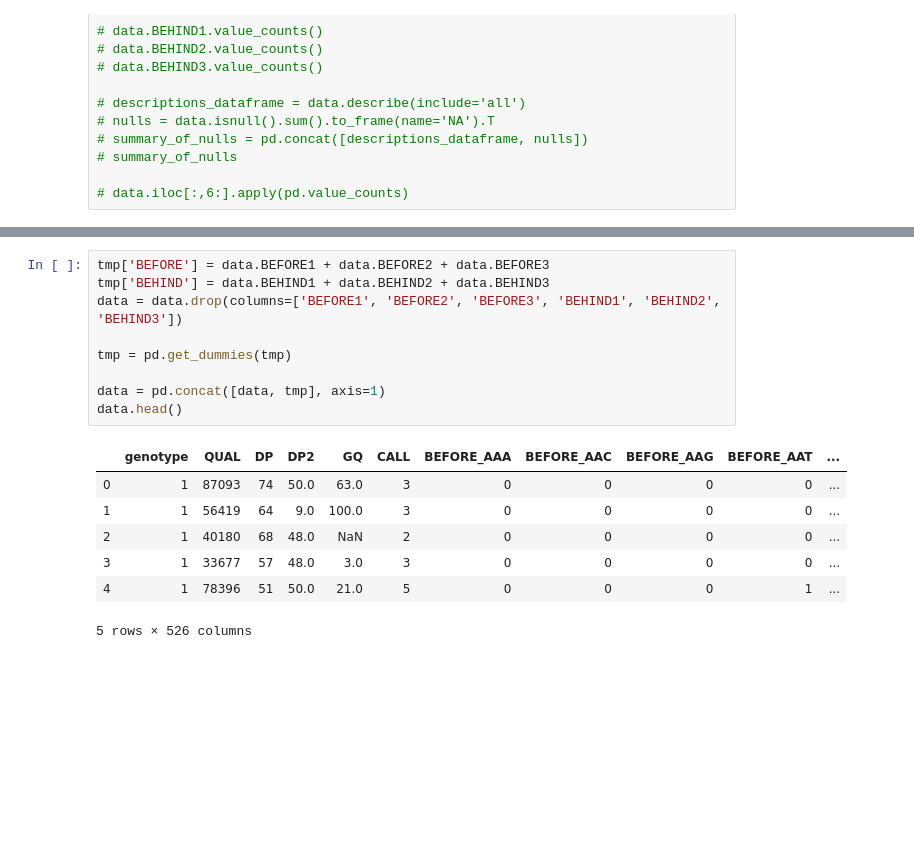
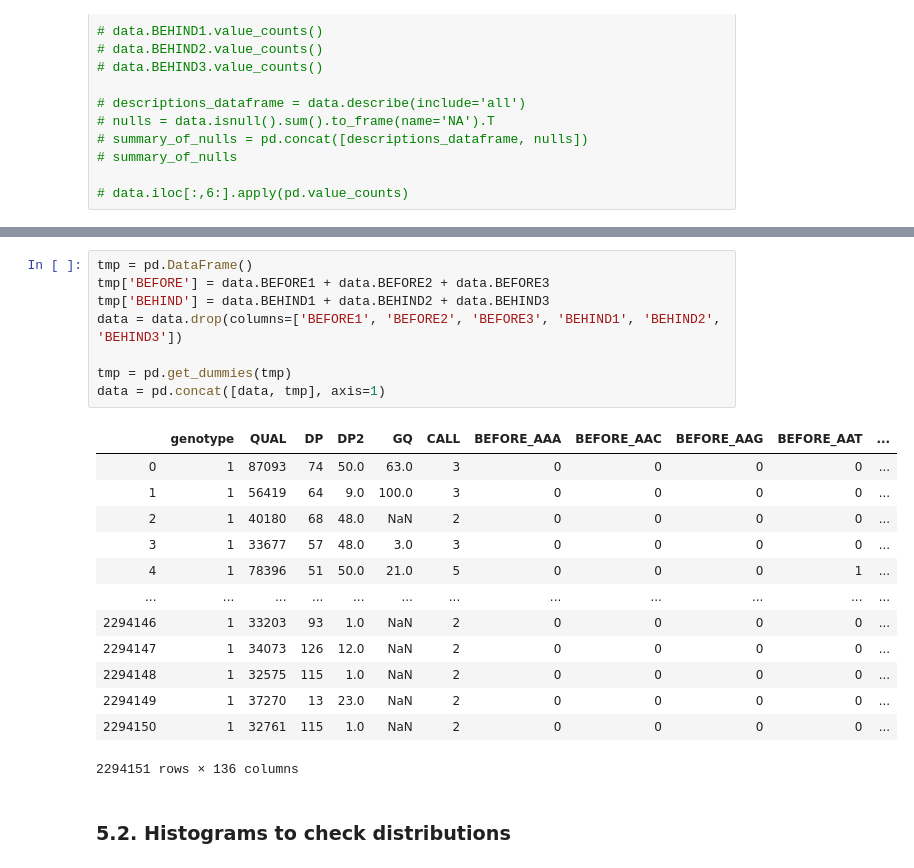
Before and after one commit to rafalstepien/SNP-predictions, a Jupyter notebook: SNP_genotyping_predictions.ipynb, the cells around one changed output, grey strips where cells are left out. Drawn from its saved outputs; the diff is of its cells as text; blank space fills up the shorter version.

```diff
--- a/SNP_genotyping_predictions.ipynb
+++ b/SNP_genotyping_predictions.ipynb
@@ -69,17 +93,24 @@ data = pd.read_csv("logreg.txt", sep = ";", dtype={'genotype': np.object})
 # %%
+tmp = pd.DataFrame()
 tmp['BEFORE'] = data.BEFORE1 + data.BEFORE2 + data.BEFORE3
 tmp['BEHIND'] = data.BEHIND1 + data.BEHIND2 + data.BEHIND3
 data = data.drop(columns=['BEFORE1', 'BEFORE2', 'BEFORE3', 'BEHIND1', 'BEHIND2', 'BEHIND3'])
 
 tmp = pd.get_dummies(tmp)
-
 data = pd.concat([data, tmp], axis=1)
-data.head()
 # %% [output]
 |  | genotype | QUAL | DP | DP2 | GQ | CALL | BEFORE_AAA | BEFORE_AAC | BEFORE_AAG | BEFORE_AAT | ... |
 | 0 | 1 | 87093 | 74 | 50.0 | 63.0 | 3 | 0 | 0 | 0 | 0 | ... |
 | 1 | 1 | 56419 | 64 | 9.0 | 100.0 | 3 | 0 | 0 | 0 | 0 | ... |
 | 2 | 1 | 40180 | 68 | 48.0 | NaN | 2 | 0 | 0 | 0 | 0 | ... |
 | 3 | 1 | 33677 | 57 | 48.0 | 3.0 | 3 | 0 | 0 | 0 | 0 | ... |
 | 4 | 1 | 78396 | 51 | 50.0 | 21.0 | 5 | 0 | 0 | 0 | 1 | ... |
+| ... | ... | ... | ... | ... | ... | ... | ... | ... | ... | ... | ... |
+| 2294146 | 1 | 33203 | 93 | 1.0 | NaN | 2 | 0 | 0 | 0 | 0 | ... |
+| 2294147 | 1 | 34073 | 126 | 12.0 | NaN | 2 | 0 | 0 | 0 | 0 | ... |
+| 2294148 | 1 | 32575 | 115 | 1.0 | NaN | 2 | 0 | 0 | 0 | 0 | ... |
+| 2294149 | 1 | 37270 | 13 | 23.0 | NaN | 2 | 0 | 0 | 0 | 0 | ... |
+| 2294150 | 1 | 32761 | 115 | 1.0 | NaN | 2 | 0 | 0 | 0 | 0 | ... |
-5 rows × 526 columns
+2294151 rows × 136 columns
+# %% [markdown]
+### 5.2. Histograms to check distributions
```
Also changed, not shown: parts of 34 cells of this notebook, 15 other files.
